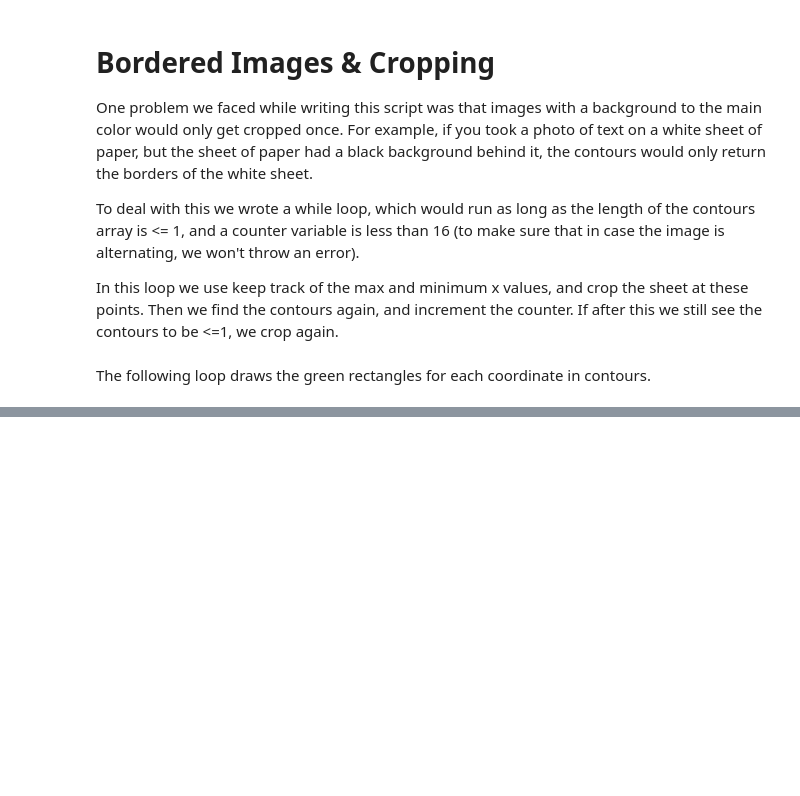
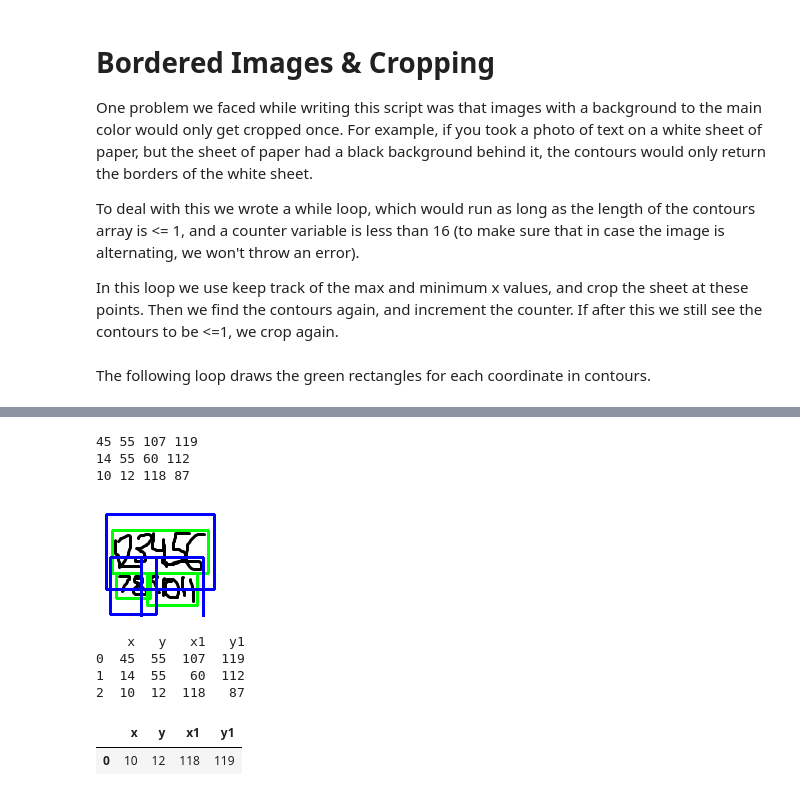
Before and after one commit to muvision/cm-mathvision, a Jupyter notebook: OpenCV.ipynb, the cells around one changed output, grey strips where cells are left out. Saved outputs shown, nothing was run; the diff lists cells and outputs as text; code cells hidden in the pictures; blank space fills up the shorter version.

```diff
--- a/OpenCV.ipynb
+++ b/OpenCV.ipynb
@@ -146,0 +166,38 @@ plt.imshow(cropped_image)
+# %%
+avgdistx = boundingboxes['x1'].diff().median()
+avgdisty = boundingboxes['y1'].diff().median()
+
+cols = ["x", "y", "x1", "y1"]
+overlapdf = pd.DataFrame(columns = cols)
+
+for cnt in cntrs:
+    x, y, w, h = cv2.boundingRect(cnt)
+    # print(f"{x},{y},{w},{h}")
+
+    # Drawing a rectangle on copied image
+    rect = cv2.rectangle(cropped_image, (x - abs(math.ceil(avgdistx)), y - \
+    abs(math.ceil(avgdisty))), (x + w + abs(math.ceil(avgdistx)), y + h \
+                                + abs(math.ceil(avgdisty))), (255, 0, 0), 2)
+    overlapdf.loc[len(overlapdf)] = [x - abs(math.ceil(avgdistx)), y - \
+    abs(math.ceil(avgdisty)), x + w + abs(math.ceil(avgdistx)), y + h \
+                                + abs(math.ceil(avgdisty))]
+    print(f"{x - abs(math.ceil(avgdistx))} {y - abs(math.ceil(avgdisty))} {x + w + abs(math.ceil(avgdistx))} {y + h + abs(math.ceil(avgdisty))}")
+    # rect = cv2.rectangle(cropped_image, (x - abs(math.ceil(avgdistx)), y), (x + w, y + h), (255, 0, 0), 2)
+    # rect = cv2.rectangle(cropped_image, (x, y - abs(math.ceil(avgdistx))), (x + w, y + h + abs(math.ceil(avgdisty))), (255, 0, 0), 2)
+    # rect = cv2.rectangle(cropped_image, (x, y - abs(math.ceil(avgdisty))), (x + w, y + h), (255, 0, 0), 2)
+
+    # roi=cropped_image[y:y+h,x:x+w]
+    # cv2.imwrite(str(idx) + '.jpg', roi)
+
+# cv2.waitKey(0)
+cv2_imshow(cropped_image)
+print(overlapdf)
+# %% [output]
+45 55 107 119
+14 55 60 112
+10 12 118 87
+[figure, added]
+    x   y   x1   y1
+0  45  55  107  119
+1  14  55   60  112
+2  10  12  118   87
@@ -146,0 +211,34 @@ plt.imshow(cropped_image)
+# %%
+def check_final_boxdf(finalboxdf, currentser):
+  final_box_length = len(finalboxdf)
+  for i in range(final_box_length - 1):
+    if overlap(finalboxdf.iloc[i], currentser):
+      return i
+  return -1
+
+cols = ["x", "y", "x1", "y1"]
+contoureddf = pd.Series(overlapdf.iloc[0],  index = cols, dtype = 'int64')
+
+finalboxdf = pd.DataFrame([],columns = cols)
+index = 0
+currentser = overlapdf.iloc[index]
+while len(overlapdf) > index:
+  for i in range(len(overlapdf)):
+    if overlap(overlapdf.iloc[i], currentser):
+      currentser['x'] = __builtins__.min(currentser['x'], overlapdf.iloc[i]['x'])
+      currentser['y'] = __builtins__.min(currentser['y'], overlapdf.iloc[i]['y'])
+      currentser['x1'] = __builtins__.max(currentser['x1'], overlapdf.iloc[i]['x1'])
+      currentser['y1'] = __builtins__.max(currentser['y1'], overlapdf.iloc[i]['y1'])
+    else:
+      continue
+
+  finalboxdf.loc[len(finalboxdf)] = currentser
+  currentser = overlapdf.iloc[index]
+  finalboxdf = finalboxdf.drop_duplicates(ignore_index=True)
+  index+=1
+
+finalboxdf=finalboxdf.drop_duplicates(ignore_index=True)
+finalboxdf
+# %% [output]
+|  | x | y | x1 | y1 |
+| 0 | 10 | 12 | 118 | 119 |
```
Also changed, not shown: parts of 11 cells of this notebook.
